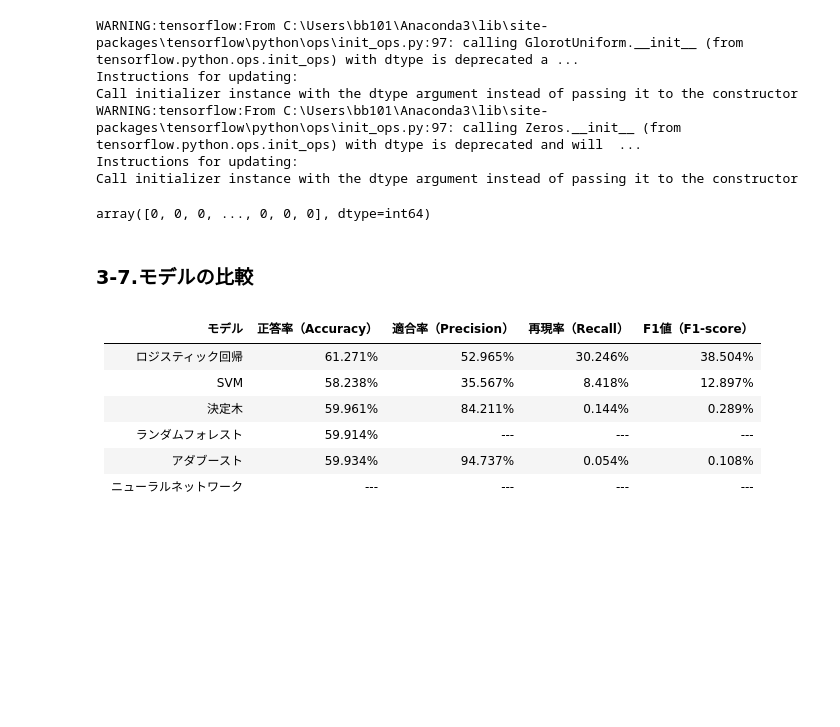
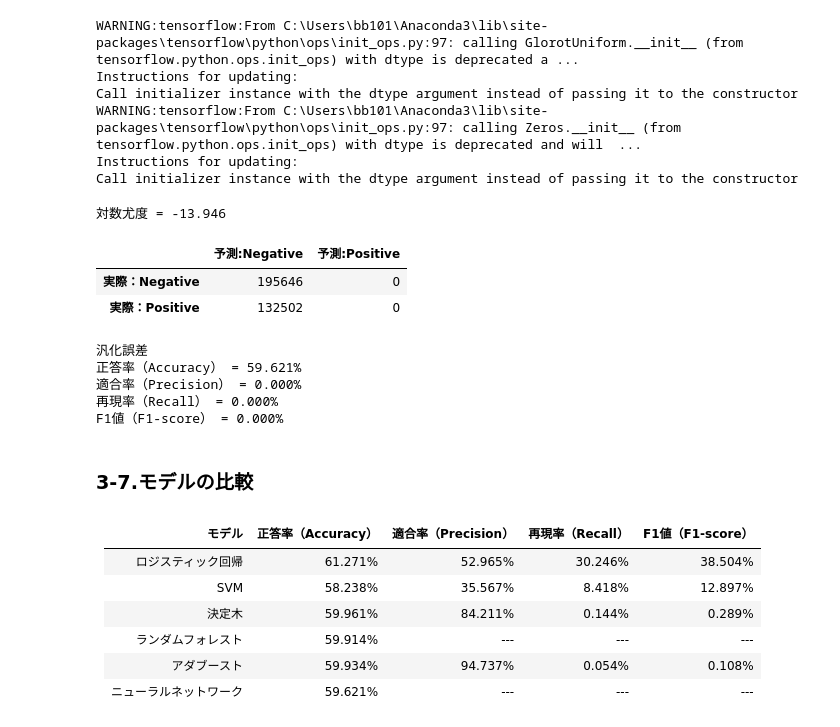
Before and after one commit to Gleny44/SUAI, a Jupyter notebook: Day3_work_谷吉智.ipynb, the cells around one changed output. Saved outputs shown, nothing was run; the diff lists cells and outputs as text; code cells hidden in the pictures; blank space fills up the shorter version.

```diff
--- a/Day3_work_谷吉智.ipynb
+++ b/Day3_work_谷吉智.ipynb
@@ -1101,12 +1101,37 @@ Call initializer instance with the dtype argument instead of passing it to the c
 WARNING:tensorflow:From C:\Users\bb101\Anaconda3\lib\site-packages\tensorflow\python\ops\init_ops.py:97: calling Zeros.__init__ (from tensorflow.python.ops.init_ops) with dtype is deprecated and will  ...
 Instructions for updating:
 Call initializer instance with the dtype argument instead of passing it to the constructor
-# %%
-# NNはどう評価する？
-y_pred_final_test = np.argmax(model.predict(X_final_test),axis=1) # argmax : 確率分布で返るため、最大値のインデックスを返す
-y_pred_final_test
-# %% [output]
-array([0, 0, 0, ..., 0, 0, 0], dtype=int64)
+# %%
+# NNはどう評価する？
+y_pred_final_test = np.argmax(model.predict(X_final_test),axis=1) # argmax : 確率分布で返るため、最大値のインデックスを返す
+
+# 対数尤度を表示
+print('対数尤度 = {:.3f}'.format(- log_loss(y_final_test,y_pred_final_test)))
+
+#予測値と正解のクロス集計
+conf_mat = pd.DataFrame(confusion_matrix(y_final_test,y_pred_final_test),
+                        index=['実際：Negative','実際：Positive'],
+                        columns=['予測:Negative','予測:Positive'])
+display(conf_mat)
+
+accuracy =  accuracy_score(y_final_test,y_pred_final_test)
+precision, recall, f1_score, _ = precision_recall_fscore_support(y_final_test,y_pred_final_test)
+
+print('汎化誤差')
+print('正答率（Accuracy） = {:.3f}%'.format(100 * accuracy))
+print('適合率（Precision） = {:.3f}%'.format(100 * precision[1]))
+print('再現率（Recall） = {:.3f}%'.format(100 * recall[1]))
+print('F1値（F1-score） = {:.3f}%'.format(100 * f1_score[1]))
+# %% [output]
+対数尤度 = -13.946
+|  | 予測:Negative | 予測:Positive |
+| 実際：Negative | 195646 | 0 |
+| 実際：Positive | 132502 | 0 |
+汎化誤差
+正答率（Accuracy） = 59.621%
+適合率（Precision） = 0.000%
+再現率（Recall） = 0.000%
+F1値（F1-score） = 0.000%
 # %% [markdown]
 ### 3-7.モデルの比較
 # %% [markdown]
@@ -1117,4 +1142,4 @@ array([0, 0, 0, ..., 0, 0, 0], dtype=int64)
 |決定木|59.961%|84.211%|0.144%|0.289%|
 |ランダムフォレスト|59.914%|---|---|---|
 |アダブースト|59.934%|94.737%|0.054%|0.108%|
-|ニューラルネットワーク|---|---|---|---|
+|ニューラルネットワーク|59.621%|---|---|---|
```
